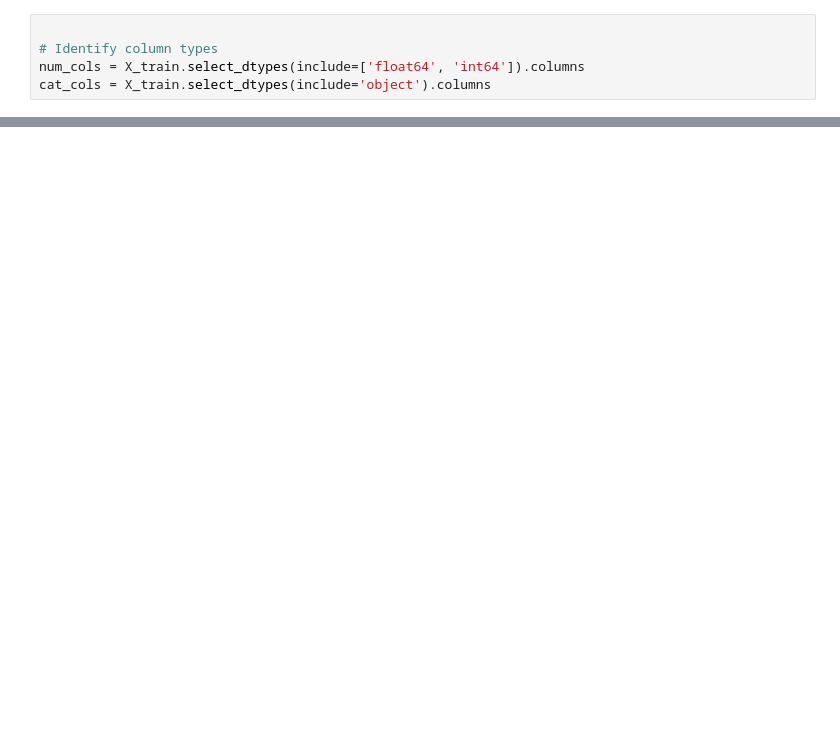
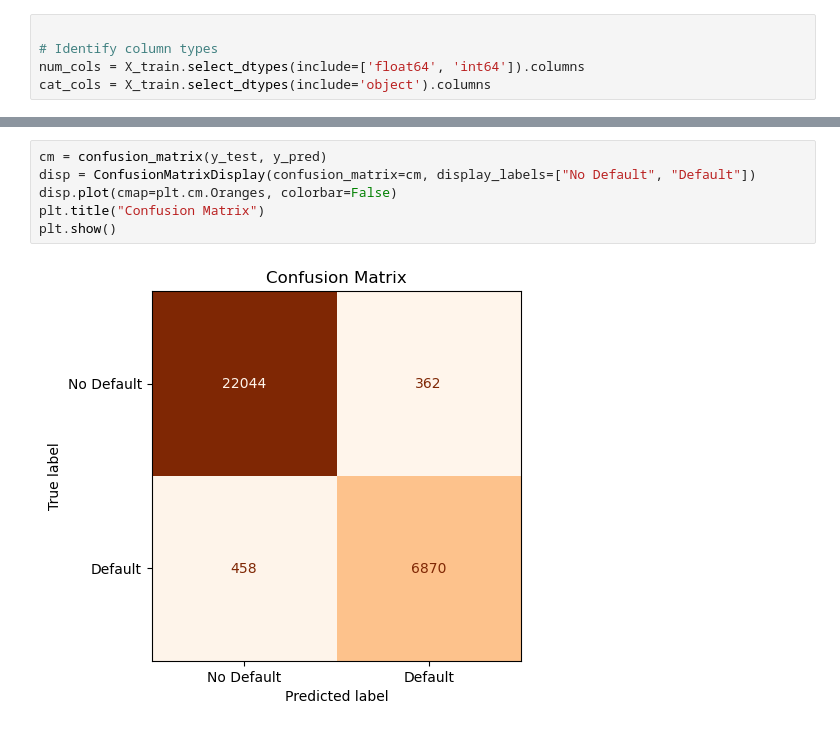
Before and after one commit to amansinghtech-sudo/MLT_work, a Jupyter notebook: ann.ipynb, the cells around one changed output, grey strips where cells are left out. Drawn from its saved outputs; the diff is of its cells as text; blank space fills up the shorter version.

```diff
--- a/ann.ipynb
+++ b/ann.ipynb
@@ -274 +229,9 @@ plt.show()
+# %%
+cm = confusion_matrix(y_test, y_pred)
+disp = ConfusionMatrixDisplay(confusion_matrix=cm, display_labels=["No Default", "Default"])
+disp.plot(cmap=plt.cm.Oranges, colorbar=False)
+plt.title("Confusion Matrix")
+plt.show()
+# %% [output]
+[figure, added]
 # %%
```
Also changed, not shown: parts of 20 cells of this notebook, 1 other file.
